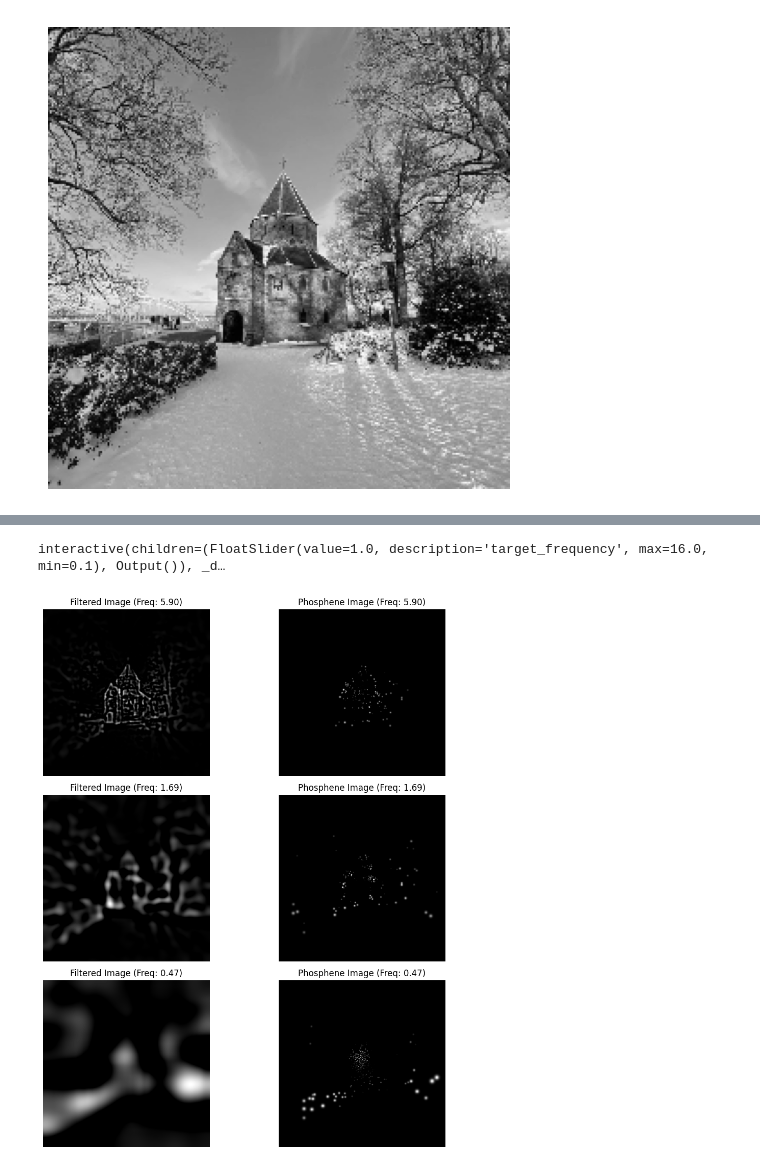
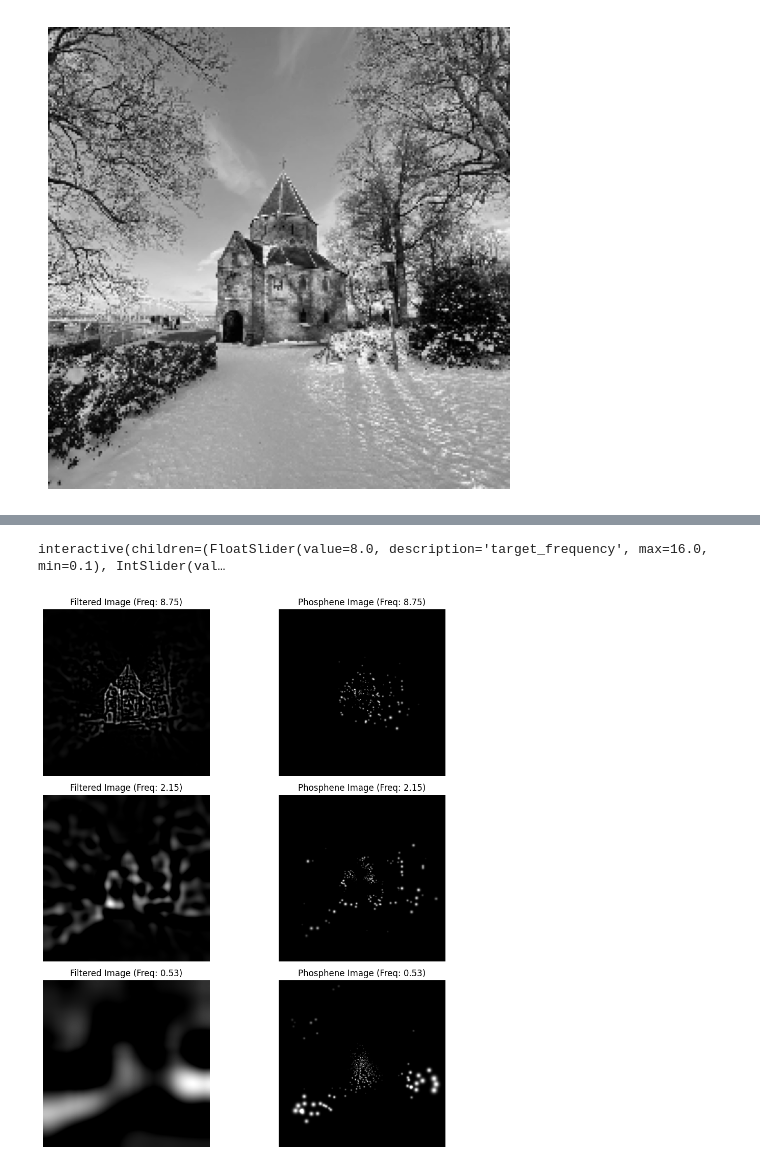
Before and after one commit to MichelleAppel/SCAPE, a Jupyter notebook: notebooks/spatial_frequency.ipynb, the cells around one changed output, grey strips where cells are left out. Drawn from its saved outputs; the diff is of its cells as text; code cells hidden in the pictures.

```diff
--- a/notebooks/spatial_frequency.ipynb
+++ b/notebooks/spatial_frequency.ipynb
@@ -747,5 +751,5 @@ This demonstration extracts maximum spatial frequencies at specific angles in th
 # %%
-angles = [0.4, 2, 7.9]
+angles = [0.2, 1.5, 7]
 freq_values = []
 
 for angle in angles:
@@ -780,7 +784,7 @@ def generate_sinusoidal_pattern(size, freq, angle):
     x = np.linspace(-1, 1, size)
     y = np.linspace(-1, 1, size)
     X, Y = np.meshgrid(x, y)
-    wave = np.sin(8 * np.pi * freq * (X * np.cos(angle) + Y * np.sin(angle)))
+    wave = np.sin(4 * np.pi * freq * (X * np.cos(angle) + Y * np.sin(angle)))
     return (wave + 1) / 2  # Normalize to [0, 1]
 
 # given the min_max_frequency, mean_max_frequency and max_max_frequency generate the sinusoidal pattern for a couple of angles and the phosphene image and show side by side
@@ -920,7 +949,7 @@ target_frequencies = frequencies
 filtered_images = []
 
 for target_frequency in target_frequencies:
-    target_frequency = target_frequency / 2
+    target_frequency = target_frequency / 3
     filtered_image = laplacian_of_gaussian_fov(image, target_frequency=target_frequency, fov=16, image_size=256)
     filtered_image = np.clip(filtered_image, 0, None)
     filtered_image = (filtered_image - filtered_image.min()) / (filtered_image.max() - filtered_image.min())
@@ -996,11 +1025,11 @@ Sigma Min: 0.12, Sigma Max: 8.98
 # %%
 # interactive plot foveated
 
-def plot_foveated(target_frequency=1.0):
-    filtered_image = laplacian_of_gaussian_fov(foveated_image, target_frequency=target_frequency, fov=16, image_size=256)
+def plot_foveated(target_frequency=8.0, freq_divider=3):
+    filtered_image = laplacian_of_gaussian_fov(foveated_image, target_frequency=target_frequency/freq_divider, fov=16, image_size=256)
     filtered_image = np.clip(filtered_image, 0, None)
     filtered_image = (filtered_image - filtered_image.min()) / (filtered_image.max() - filtered_image.min())
-    filtered_image = filtered_image * 2
+    filtered_image = filtered_image * 3
 
     stimulus = torch.tensor(filtered_image).float().cuda()
     simulator.reset()
@@ -1020,9 +1049,9 @@ def plot_foveated(target_frequency=1.0):
 
     plt.show()
 
-_ = interact(plot_foveated, target_frequency=(0.1, 16, 0.1))
+_ = interact(plot_foveated, target_frequency=(0.1, 16, 0.1), freq_divider=(1, 10, 1))
 # %% [output]
-interactive(children=(FloatSlider(value=1.0, description='target_frequency', max=16.0, min=0.1), Output()), _d…
+interactive(children=(FloatSlider(value=8.0, description='target_frequency', max=16.0, min=0.1), IntSlider(val…
 # %%
 # Apply LoG filters with different frequencies on the foveated image and show
 
@@ -1030,37 +1059,37 @@ target_frequencies = frequencies
 filtered_images = []
 
 for target_frequency in target_frequencies:
-    target_frequency = target_frequency / 2
+    target_frequency = target_frequency / 3
     filtered_image = laplacian_of_gaussian_fov(foveated_image, target_frequency=target_frequency, fov=16, image_size=256)
     filtered_image = np.clip(filtered_image, 0, None)
     filtered_image = (filtered_image - filtered_image.min()) / (filtered_image.max() - filtered_image.min())
-    filtered_images.append(filtered_image * 2)
+    filtered_images.append(filtered_image * 3)
 
 # show the phosphenes for the filtered images
 phosphene_images = []
 for pattern in filtered_images:
     stimulus = torch.tensor(pattern).float().cuda()
     simulator.reset()
     phosphenes = simulator(simulator.sample_stimulus(stimulus, rescale=True)*stim_weights)
     phosphene_images.append(phosphenes)
 
 # show together the filtered images and the phosphenes
 plt.figure(figsize=(14,22))
 
 for i, (filtered_image, phos_image) in enumerate(zip(filtered_images, phosphene_images)):
     plt.subplot(6,3,3*i+1)
     plt.imshow(filtered_image, cmap='gray')
     plt.axis('off')
     plt.title(f"Filtered Image (Freq: {target_frequencies[i]:.2f})")
 
     plt.subplot(6,3,3*i+2)
     plt.imshow(phos_image.cpu().numpy(), cmap='gray')
     plt.axis('off')
     plt.title(f"Phosphene Image (Freq: {target_frequencies[i]:.2f})")
 
 plt.tight_layout()
 plt.show()
 # %% [output]
-[figure, old version]
+[figure, new version]
 # %%
 # combine the image
```
Also changed, not shown: parts of 14 cells of this notebook.
